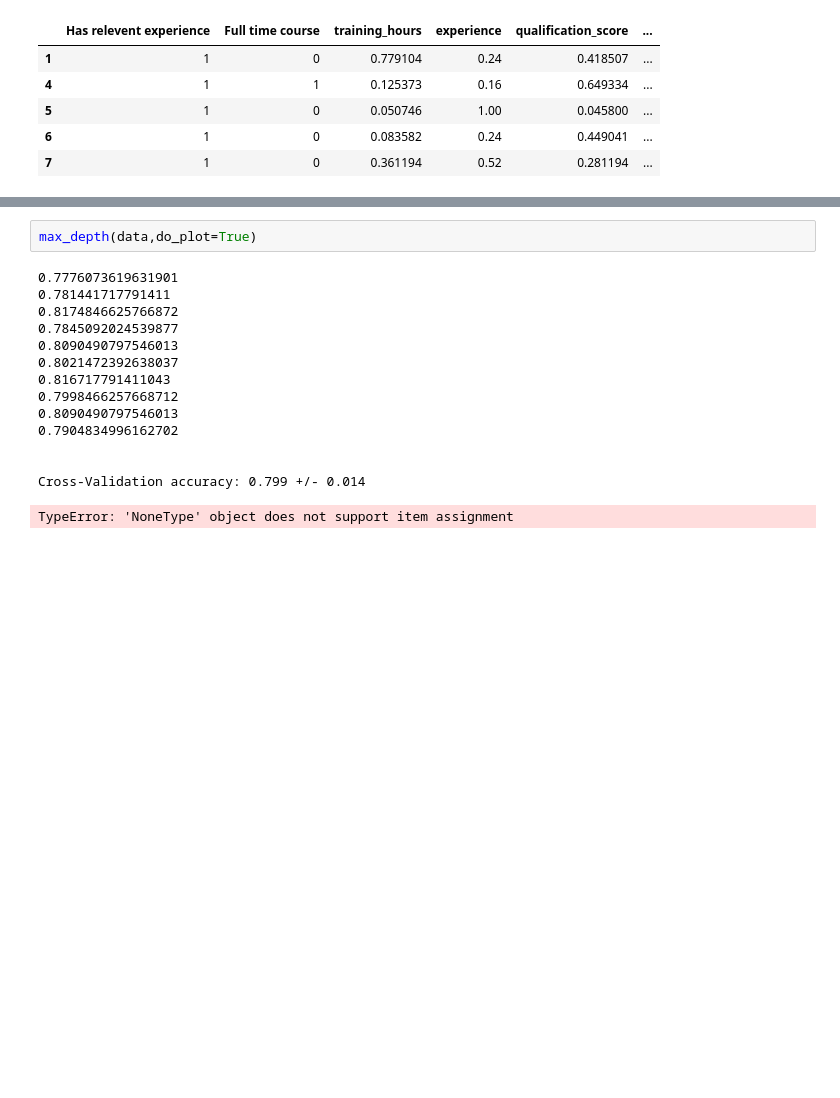
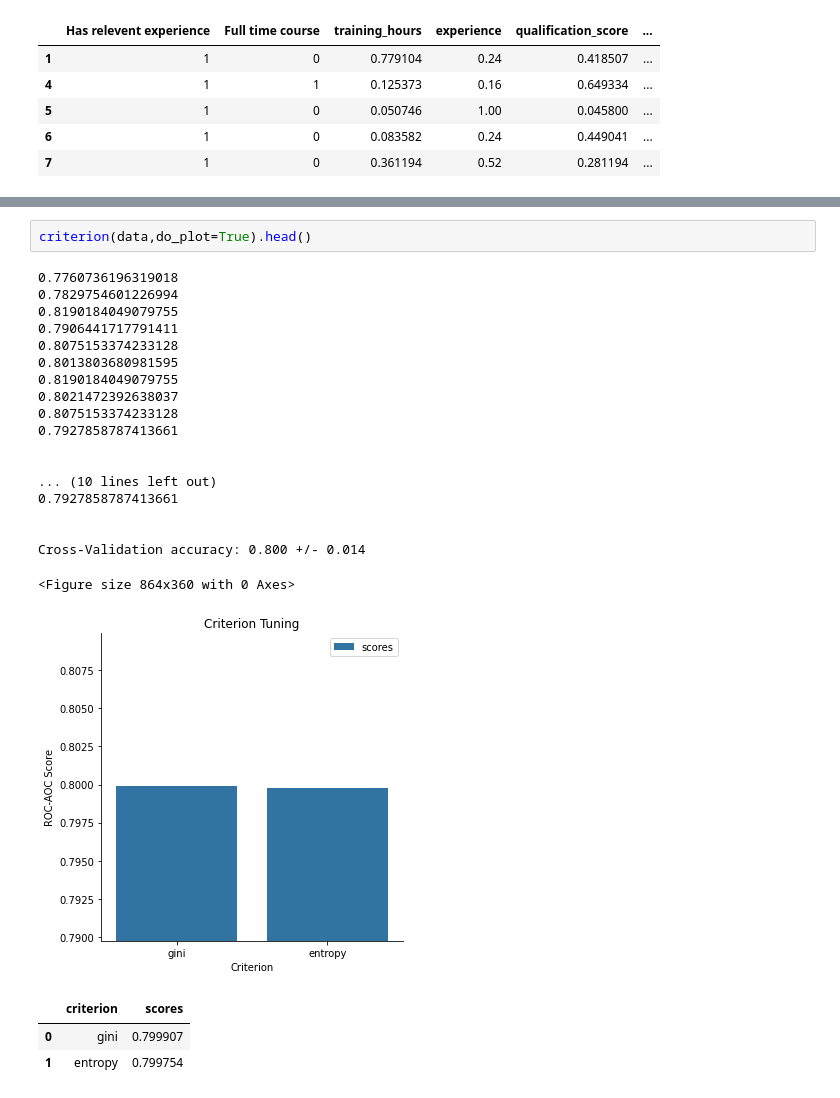
Before and after one commit to BarGanor/ml_project, a Jupyter notebook: project_part_2.ipynb, the cells around one changed output, grey strips where cells are left out. Saved outputs shown, nothing was run; the diff lists cells and outputs as text; blank space fills up the shorter version.

```diff
--- a/project_part_2.ipynb
+++ b/project_part_2.ipynb
@@ -41,17 +72,25 @@ Cross-Validation accuracy: 0.713 +/- 0.013
 # %%
-max_depth(data,do_plot=True)
+criterion(data,do_plot=True).head()
 # %% [output]
-0.7776073619631901
-0.781441717791411
-0.8174846625766872
-0.7845092024539877
-0.8090490797546013
+0.7760736196319018
+0.7829754601226994
+0.8190184049079755
+0.7906441717791411
+0.8075153374233128
+0.8013803680981595
+0.8190184049079755
 0.8021472392638037
-0.816717791411043
-0.7998466257668712
-0.8090490797546013
-0.7904834996162702
+0.8075153374233128
+0.7927858787413661
 
 
-Cross-Validation accuracy: 0.799 +/- 0.014
+... (10 lines left out)
+0.7927858787413661
+
+
+Cross-Validation accuracy: 0.800 +/- 0.014
-TypeError: 'NoneType' object does not support item assignment
+<Figure size 864x360 with 0 Axes>
+[figure, added]
+|  | criterion | scores |
+| 0 | gini | 0.799907 |
+| 1 | entropy | 0.799754 |
```
Also changed, not shown: parts of 20 cells of this notebook.
